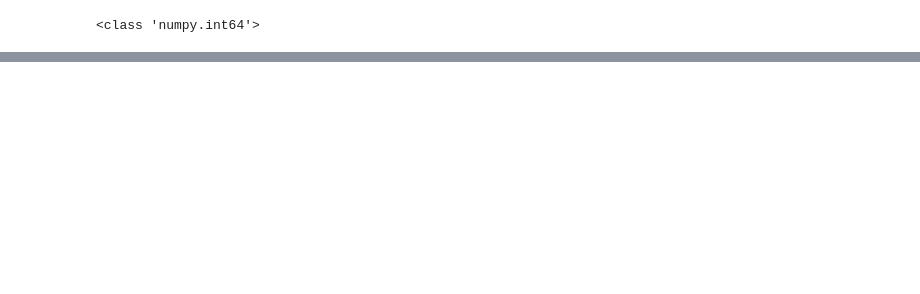
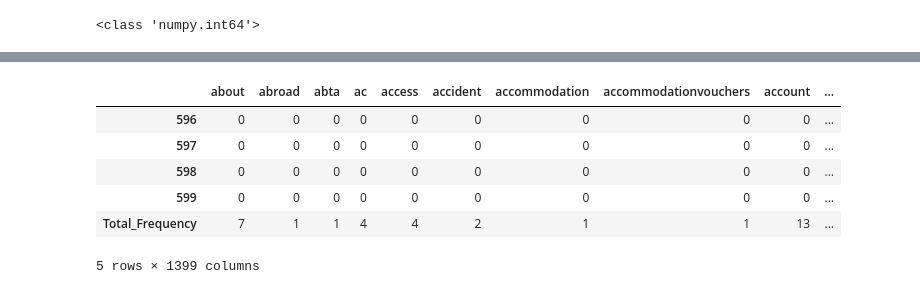
Before and after one commit to KaiKaizxc/Spam_detection_bernoulli_model, a Jupyter notebook: 3.Naive_Bayes.ipynb, the cells around one changed output, grey strips where cells are left out. Saved outputs shown, nothing was run; the diff lists cells and outputs as text; code cells hidden in the pictures; blank space fills up the shorter version.

```diff
--- a/3.Naive_Bayes.ipynb
+++ b/3.Naive_Bayes.ipynb
@@ -370,0 +395,6 @@ ZeroDivisionError: division by zero
+# %%
+vectorizerNotSpam = CountVectorizer()
+
+matrix = vectorizerNotSpam.fit_transform(spamsList)
+resultNotSpam = pd.DataFrame(matrix.toarray(), columns = vectorizerNotSpam.get_feature_names())
+resultNotSpam
@@ -370,0 +415,11 @@ ZeroDivisionError: division by zero
+# %%
+resultNotSpam.loc["Total_Frequency"] = resultNotSpam.sum(axis = 0)
+resultNotSpam.tail()
+# %% [output]
+|  | about | abroad | abta | ac | access | accident | accommodation | accommodationvouchers | account | ... |
+| 596 | 0 | 0 | 0 | 0 | 0 | 0 | 0 | 0 | 0 | ... |
+| 597 | 0 | 0 | 0 | 0 | 0 | 0 | 0 | 0 | 0 | ... |
+| 598 | 0 | 0 | 0 | 0 | 0 | 0 | 0 | 0 | 0 | ... |
+| 599 | 0 | 0 | 0 | 0 | 0 | 0 | 0 | 0 | 0 | ... |
+| Total_Frequency | 7 | 1 | 1 | 4 | 4 | 2 | 1 | 1 | 13 | ... |
+5 rows × 1399 columns
```
Also changed, not shown: parts of 21 cells of this notebook.
